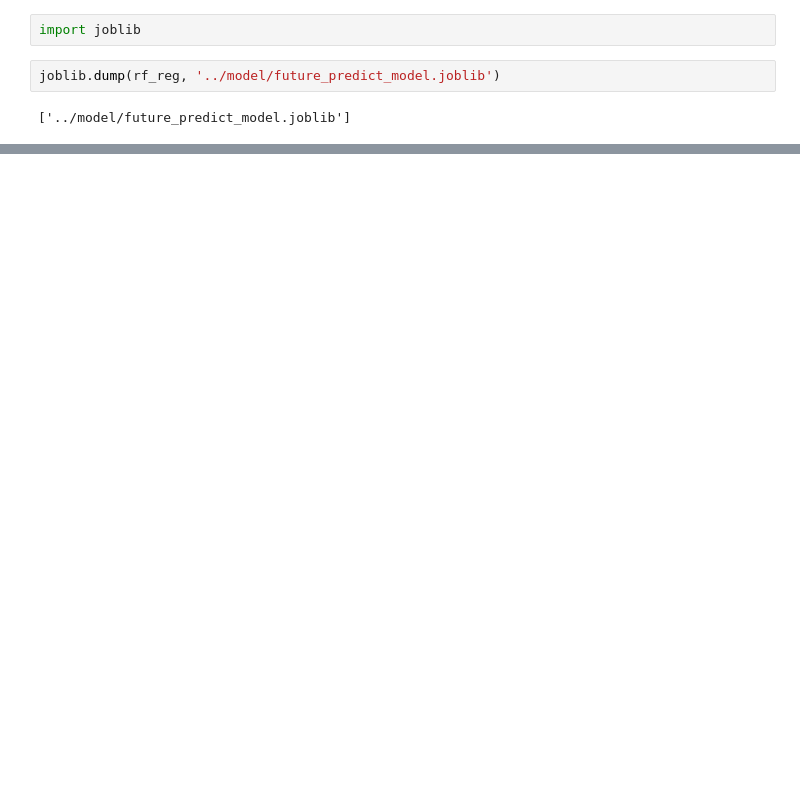
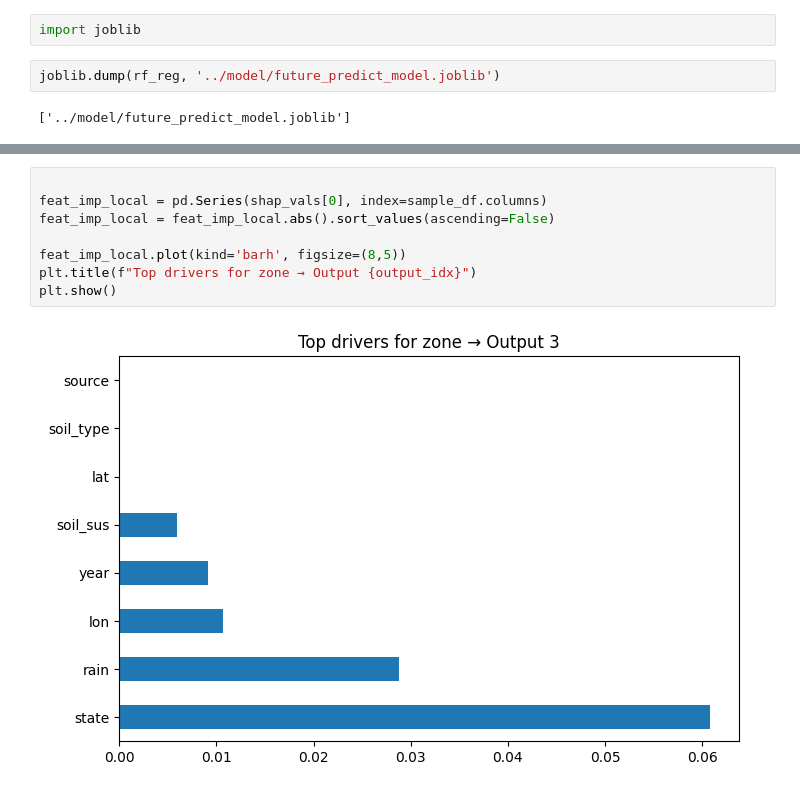
Before and after one commit to Team-ALPHABETxD/sih_workspace, a Jupyter notebook: prediction_server/notebook/index.ipynb, the cells around one changed output, grey strips where cells are left out. Cells and saved outputs as stored; diff of their text form; blank space fills up the shorter version.

```diff
--- a/prediction_server/notebook/index.ipynb
+++ b/prediction_server/notebook/index.ipynb
@@ -393,0 +404,10 @@ joblib.dump(rf_reg, '../model/future_predict_model.joblib')
+# %%
+
+feat_imp_local = pd.Series(shap_vals[0], index=sample_df.columns)
+feat_imp_local = feat_imp_local.abs().sort_values(ascending=False)
+
+feat_imp_local.plot(kind='barh', figsize=(8,5))
+plt.title(f"Top drivers for zone → Output {output_idx}")
+plt.show()
+# %% [output]
+[figure, added]
```
Also changed, not shown: parts of 22 cells of this notebook, 5 other files.
